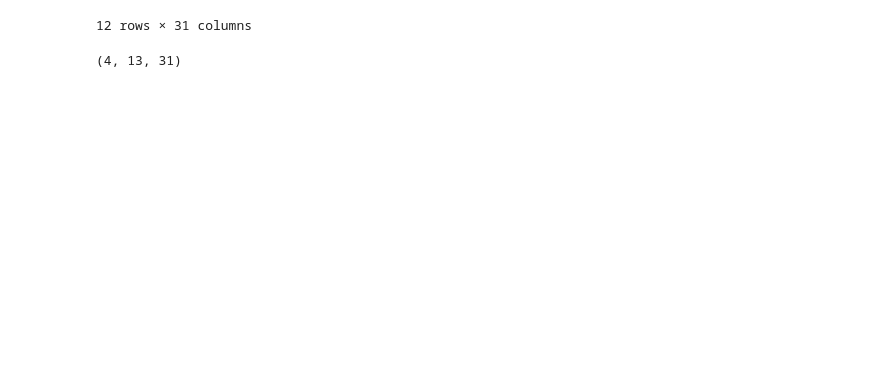
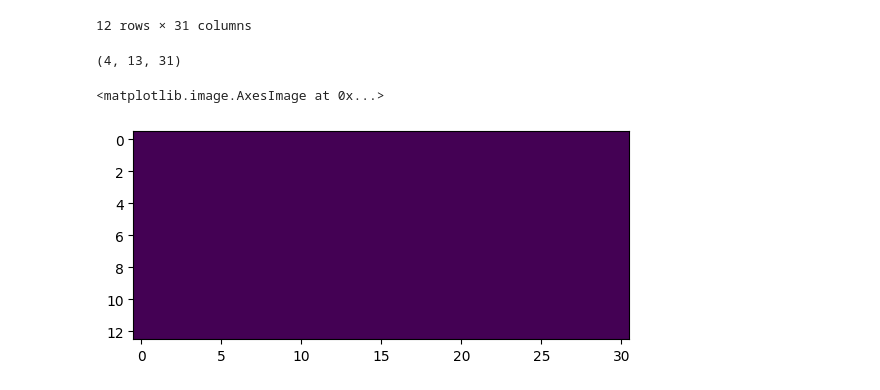
Before and after one commit to Dunckleosteus/seismic, a Jupyter notebook: seismic.ipynb, the cells around one changed output. Cells and saved outputs as stored; diff of their text form; code cells hidden in the pictures; blank space fills up the shorter version.

```diff
--- a/seismic.ipynb
+++ b/seismic.ipynb
@@ -67,3 +67,8 @@ array = np.stack(df_list)
 array.shape
 # %% [output]
 (4, 13, 31)
+# %%
+plt.imshow(array[0, :, :])
+# %% [output]
+<matplotlib.image.AxesImage at 0x...>
+[figure, added]
```
